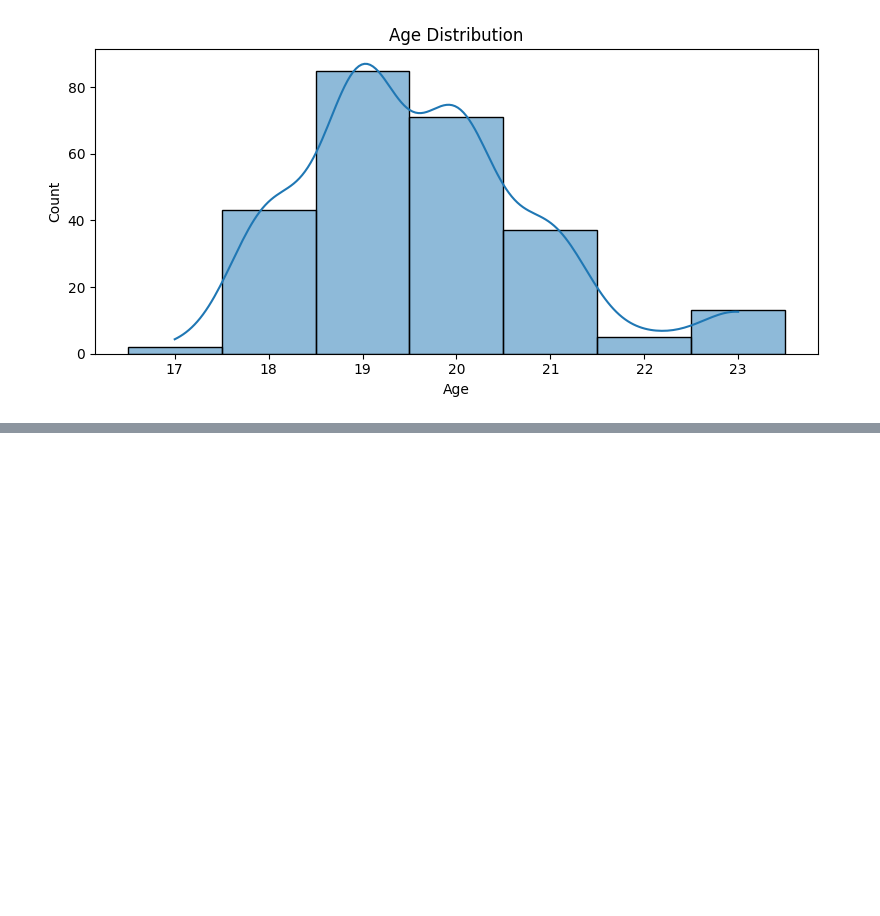
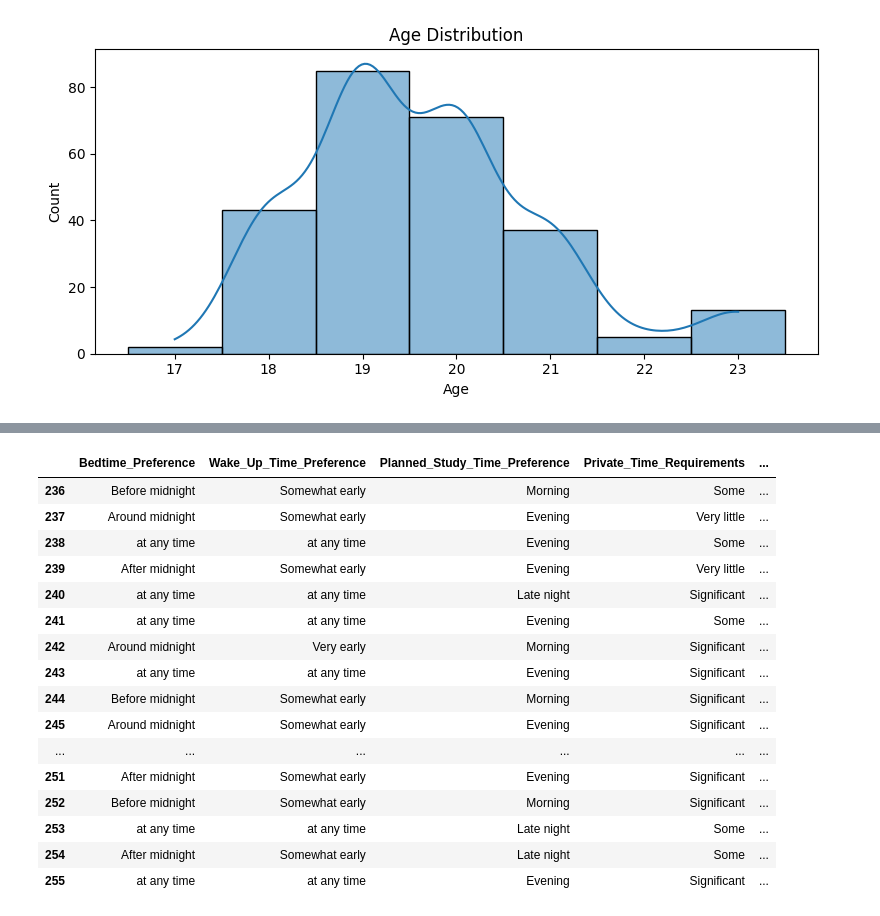
Before and after one commit to khaled-elsaeed/Roommate-Recommender, a Jupyter notebook: src/eda/EDA.ipynb, the cells around one changed output, grey strips where cells are left out. Saved outputs shown, nothing was run; the diff lists cells and outputs as text; code cells hidden in the pictures; blank space fills up the shorter version.

```diff
--- a/src/eda/EDA.ipynb
+++ b/src/eda/EDA.ipynb
@@ -449,0 +523,3 @@ max     23.000000
+# %%
+data_df = pd.read_csv('../../data/processed/data_to_vis.csv')
+data_df.head()
@@ -450 +554,12 @@ max     23.000000
+# %%
+# List of column names you want to filter
+columns_to_keep = ['Bedtime_Preference', 'Wake_Up_Time_Preference', 'Planned_Study_Time_Preference',
+                   'Private_Time_Requirements', 'Guest_Frequency_Preference', 'Faculty',
+                   'Attitude_towards_Roommate_Smoking', 'Ideal_Study_Environment_Description',
+                   'Attitude_towards_Borrowing_Sharing', 'Description_of_Personal_Room_At_Home',
+                   'Desired_Room_Attributes', 'Study_Time_Preference', 'Conflict_Handling_Method',
+                   'Communication_Preference_with_Roommate', 'Age']
+
+# Filter the dataframe based on the columns_to_keep list
+filtered_df = data_df[columns_to_keep]
 # %%
@@ -453,0 +578,2 @@ NameError: name 'final_Df' is not defined
+# %%
+filtered_df.loc[:, 'id'] = range(2, len(filtered_df) + 2)
@@ -453,0 +589,20 @@ NameError: name 'final_Df' is not defined
+# %%
+filtered_df.iloc[236:]
+# %% [output]
+|  | Bedtime_Preference | Wake_Up_Time_Preference | Planned_Study_Time_Preference | Private_Time_Requirements | ... |
+| 236 | Before midnight | Somewhat early | Morning | Some | ... |
+| 237 | Around midnight | Somewhat early | Evening | Very little | ... |
+| 238 | at any time | at any time | Evening | Some | ... |
+| 239 | After midnight | Somewhat early | Evening | Very little | ... |
+| 240 | at any time | at any time | Late night | Significant | ... |
+| 241 | at any time | at any time | Evening | Some | ... |
+| 242 | Around midnight | Very early | Morning | Significant | ... |
+| 243 | at any time | at any time | Evening | Significant | ... |
+| 244 | Before midnight | Somewhat early | Morning | Significant | ... |
+| 245 | Around midnight | Somewhat early | Evening | Significant | ... |
+| ... | ... | ... | ... | ... | ... |
+| 251 | After midnight | Somewhat early | Evening | Significant | ... |
+| 252 | Before midnight | Somewhat early | Morning | Significant | ... |
+| 253 | at any time | at any time | Late night | Some | ... |
+| 254 | After midnight | Somewhat early | Late night | Some | ... |
+| 255 | at any time | at any time | Evening | Significant | ... |
```
Also changed, not shown: parts of 23 cells of this notebook, 25 other files.
